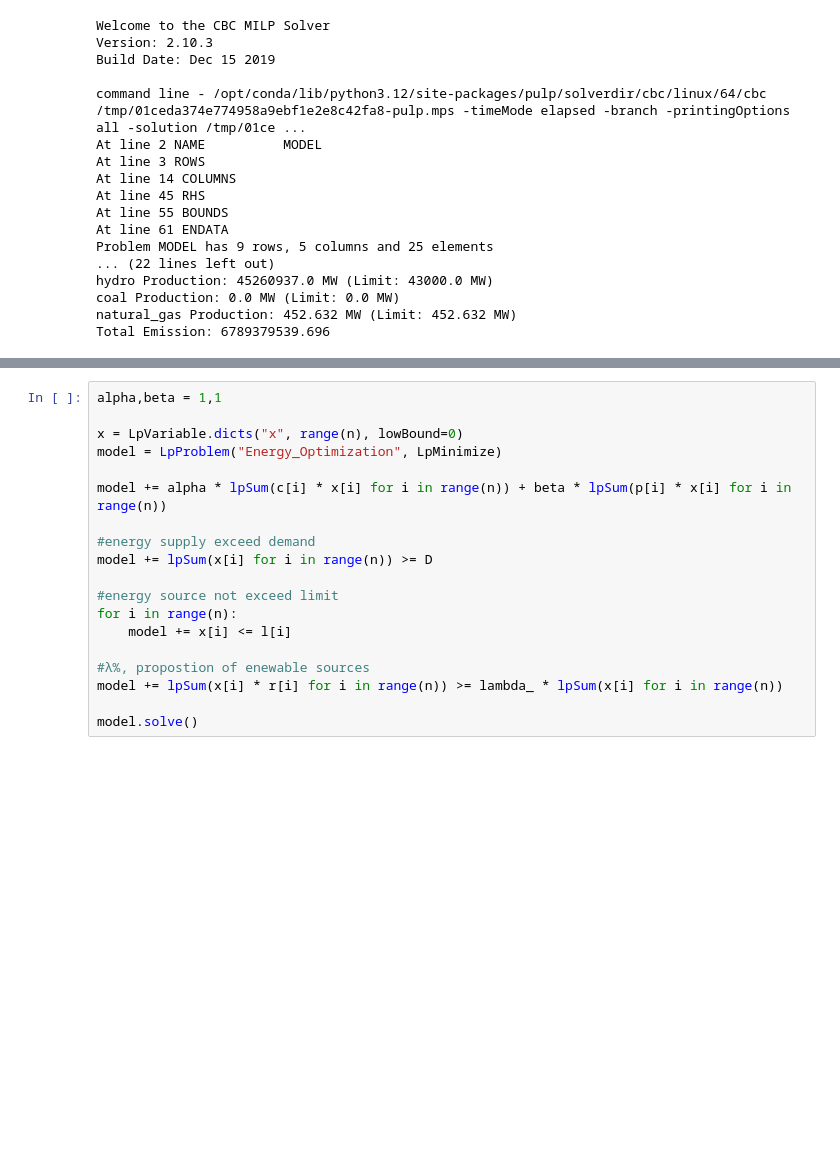
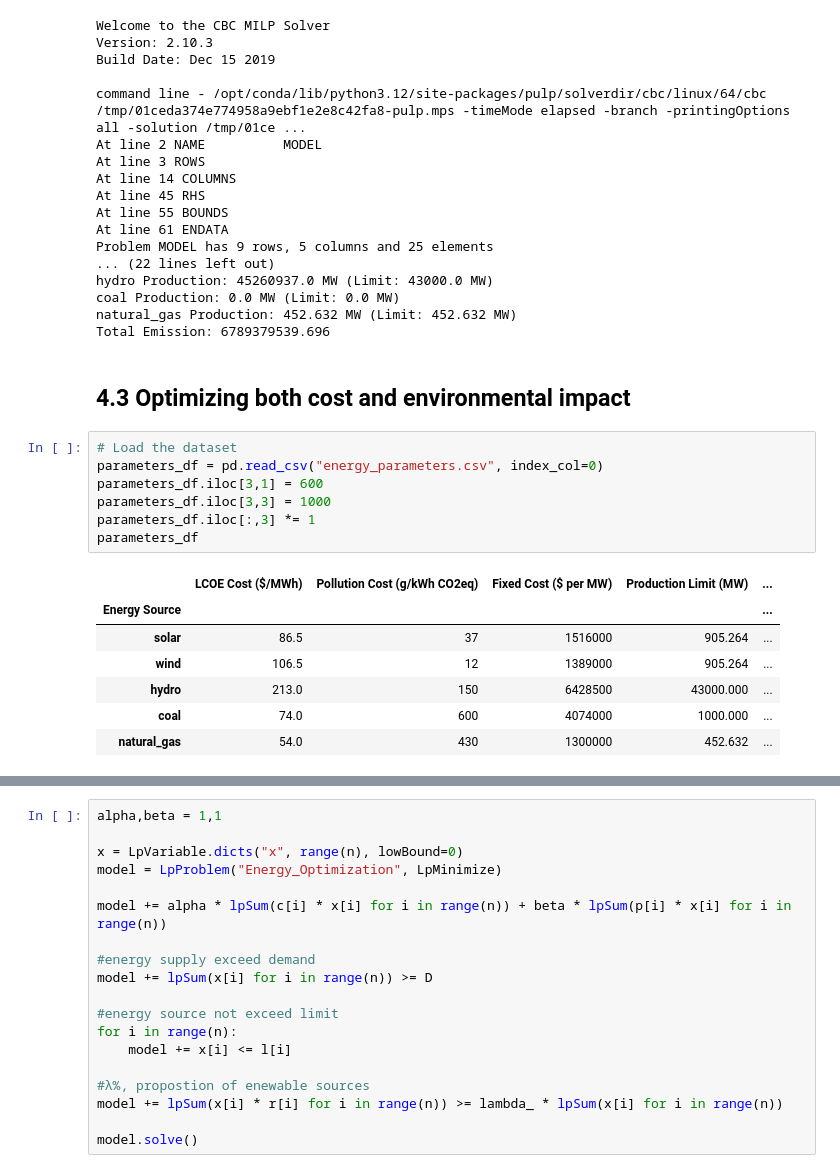
Before and after one commit to jchhong/math441-project1, a Jupyter notebook: Energy_Mix.ipynb, the cells around one changed output, grey strips where cells are left out. Saved outputs shown, nothing was run; the diff lists cells and outputs as text; blank space fills up the shorter version.

```diff
--- a/Energy_Mix.ipynb
+++ b/Energy_Mix.ipynb
@@ -343,3 +299,20 @@ hydro Production: 45260937.0 MW (Limit: 43000.0 MW)
 coal Production: 0.0 MW (Limit: 0.0 MW)
 natural_gas Production: 452.632 MW (Limit: 452.632 MW)
 Total Emission: 6789379539.696
+# %% [markdown]
+## 4.3 Optimizing both cost and environmental impact
+# %%
+# Load the dataset
+parameters_df = pd.read_csv("energy_parameters.csv", index_col=0)
+parameters_df.iloc[3,1] = 600
+parameters_df.iloc[3,3] = 1000
+parameters_df.iloc[:,3] *= 1
+parameters_df
+# %% [output]
+|  | LCOE Cost ($/MWh) | Pollution Cost (g/kWh CO2eq) | Fixed Cost ($ per MW) | Production Limit (MW) | ... |
+| Energy Source |  |  |  |  | ... |
+| solar | 86.5 | 37 | 1516000 | 905.264 | ... |
+| wind | 106.5 | 12 | 1389000 | 905.264 | ... |
+| hydro | 213.0 | 150 | 6428500 | 43000.000 | ... |
+| coal | 74.0 | 600 | 4074000 | 1000.000 | ... |
+| natural_gas | 54.0 | 430 | 1300000 | 452.632 | ... |
```
Also changed, not shown: parts of 10 cells of this notebook.
